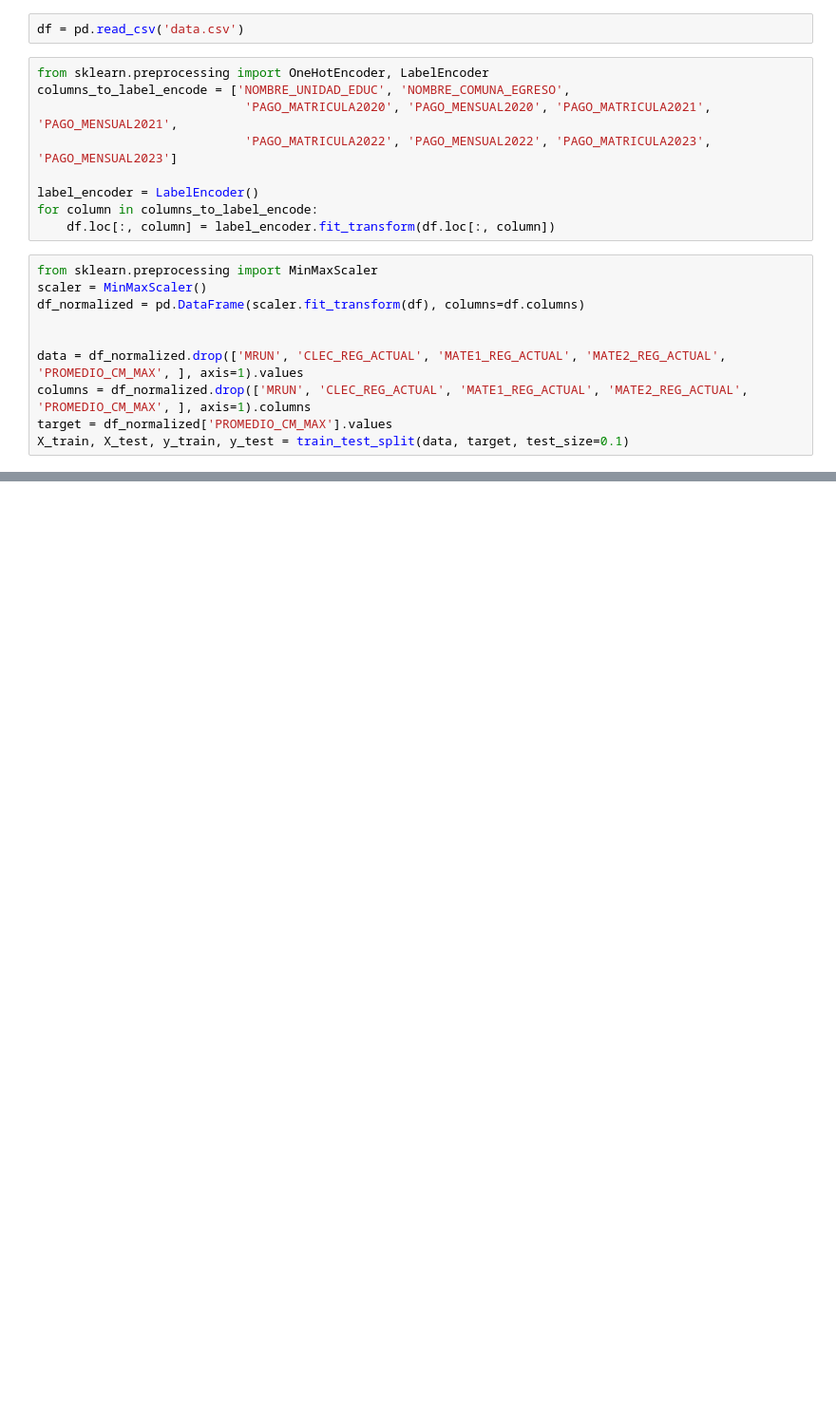
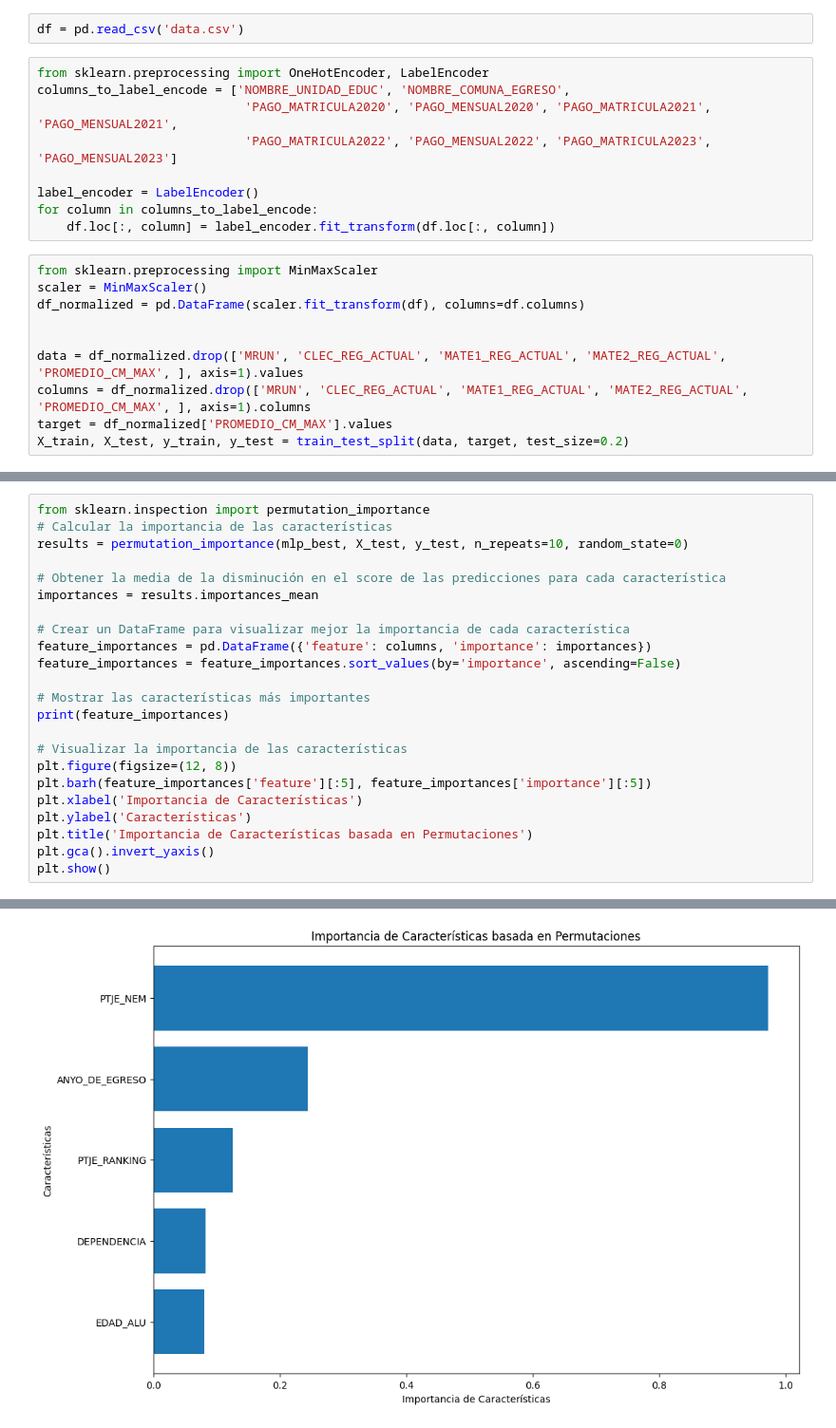
Before and after one commit to Benjaxmen/prediccion-puntaje, a Jupyter notebook: implementacion_mlp.ipynb, the cells around one changed output, grey strips where cells are left out. Shown at 95% size. Cells and saved outputs as stored; diff of their text form; blank space fills up the shorter version.

Commit message:
visualizaciones

```diff
--- a/implementacion_mlp.ipynb
+++ b/implementacion_mlp.ipynb
@@ -26,5 +28,5 @@ df_normalized = pd.DataFrame(scaler.fit_transform(df), columns=df.columns)
 data = df_normalized.drop(['MRUN', 'CLEC_REG_ACTUAL', 'MATE1_REG_ACTUAL', 'MATE2_REG_ACTUAL', 'PROMEDIO_CM_MAX', ], axis=1).values
 columns = df_normalized.drop(['MRUN', 'CLEC_REG_ACTUAL', 'MATE1_REG_ACTUAL', 'MATE2_REG_ACTUAL', 'PROMEDIO_CM_MAX', ], axis=1).columns
 target = df_normalized['PROMEDIO_CM_MAX'].values
-X_train, X_test, y_train, y_test = train_test_split(data, target, test_size=0.1)
+X_train, X_test, y_train, y_test = train_test_split(data, target, test_size=0.2)
 # %%
@@ -92 +88,25 @@ Test R-squared: 0.4647392513974574
 {'activation': 'tanh', 'alpha': 0.001, 'batch_size': 32, 'early_stopping': False, 'hidden_layer_sizes': (32, 64, 128), 'learning_rate': 'adaptive', 'max_iter': 100, 'solver': 'adam'}
+# %%
+from sklearn.inspection import permutation_importance
+# Calcular la importancia de las características
+results = permutation_importance(mlp_best, X_test, y_test, n_repeats=10, random_state=0)
+
+# Obtener la media de la disminución en el score de las predicciones para cada característica
+importances = results.importances_mean
+
+# Crear un DataFrame para visualizar mejor la importancia de cada característica
+feature_importances = pd.DataFrame({'feature': columns, 'importance': importances})
+feature_importances = feature_importances.sort_values(by='importance', ascending=False)
+
+# Mostrar las características más importantes
+print(feature_importances)
+
+# Visualizar la importancia de las características
+plt.figure(figsize=(12, 8))
+plt.barh(feature_importances['feature'][:5], feature_importances['importance'][:5])
+plt.xlabel('Importancia de Características')
+plt.ylabel('Características')
+plt.title('Importancia de Características basada en Permutaciones')
+plt.gca().invert_yaxis()
+plt.show()
+# %% [output]
@@ -92,0 +130 @@ Test R-squared: 0.4647392513974574
+[figure, added]
```
Also changed, not shown: parts of 5 cells of this notebook, 3 other files.
